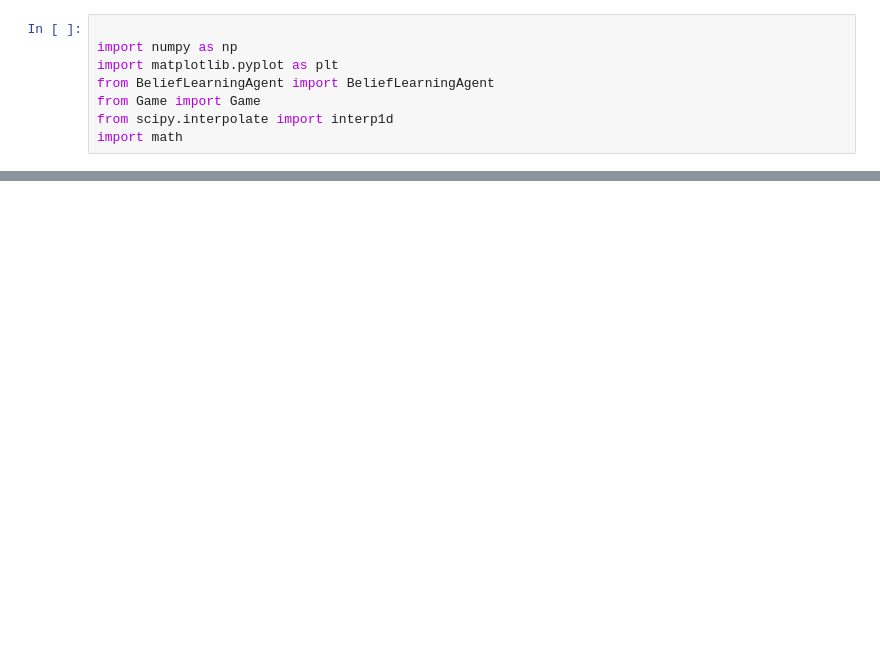
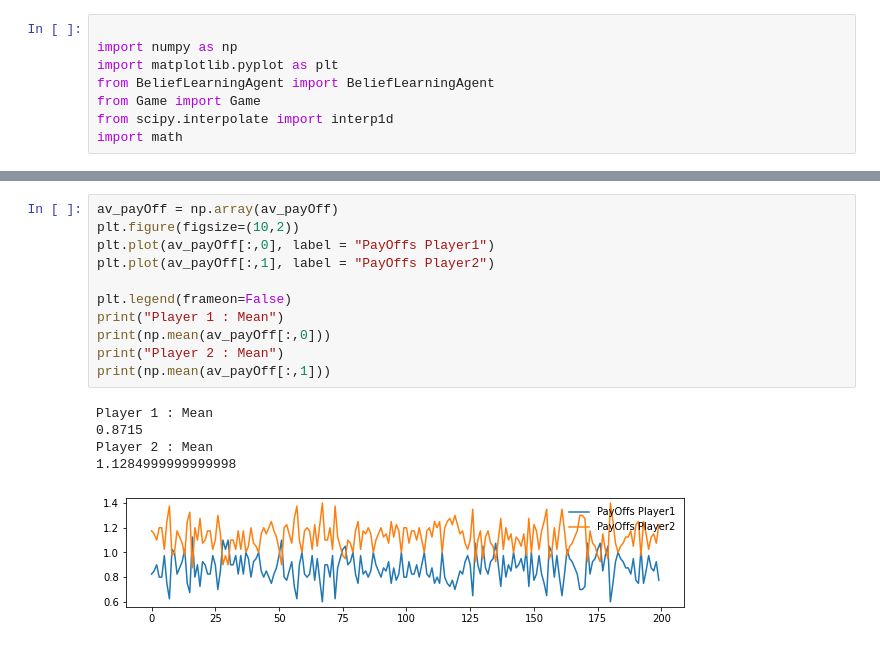
Before and after one commit to nish-d/CS5446Project, a Jupyter notebook: BeliefModelGameplay.ipynb, the cells around one changed output, grey strips where cells are left out. Cells and saved outputs as stored; diff of their text form; blank space fills up the shorter version.

```diff
--- a/BeliefModelGameplay.ipynb
+++ b/BeliefModelGameplay.ipynb
@@ -173,0 +250,17 @@ plt.legend(frameon=False)
+# %%
+av_payOff = np.array(av_payOff)
+plt.figure(figsize=(10,2))
+plt.plot(av_payOff[:,0], label = "PayOffs Player1")
+plt.plot(av_payOff[:,1], label = "PayOffs Player2")
+
+plt.legend(frameon=False)
+print("Player 1 : Mean")
+print(np.mean(av_payOff[:,0]))
+print("Player 2 : Mean")
+print(np.mean(av_payOff[:,1]))
+# %% [output]
+Player 1 : Mean
+0.8715
+Player 2 : Mean
+1.1284999999999998
+[figure, added]
```
Also changed, not shown: parts of 5 cells of this notebook, 3 other files.
